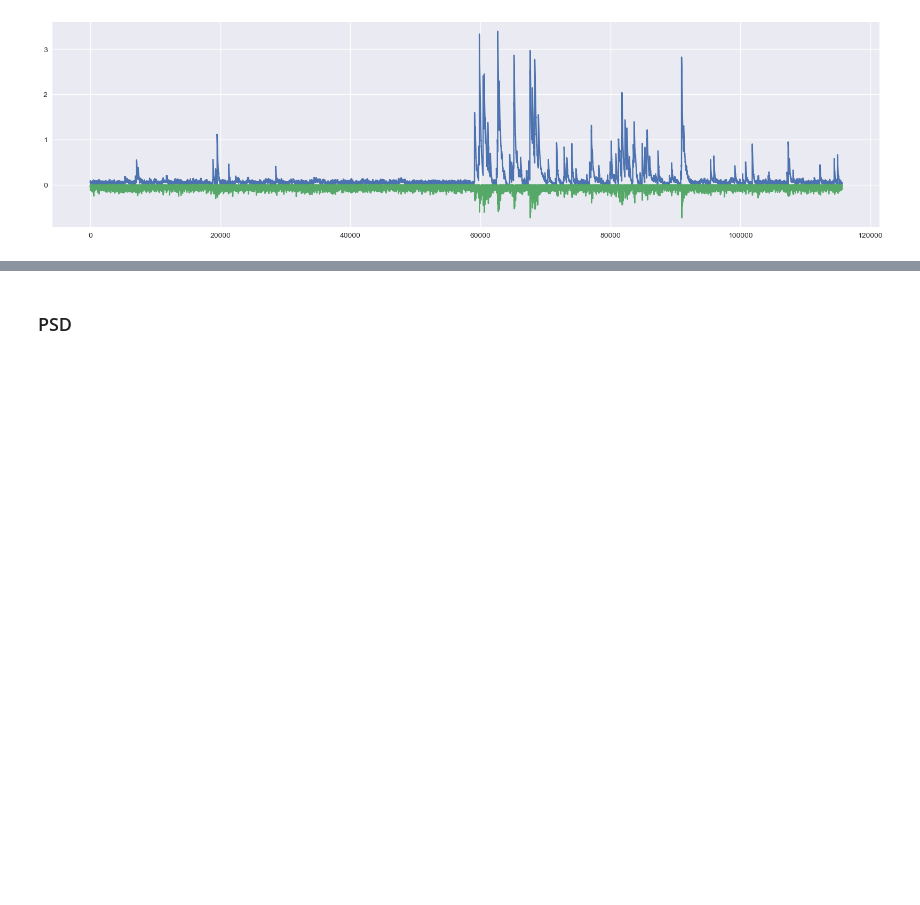
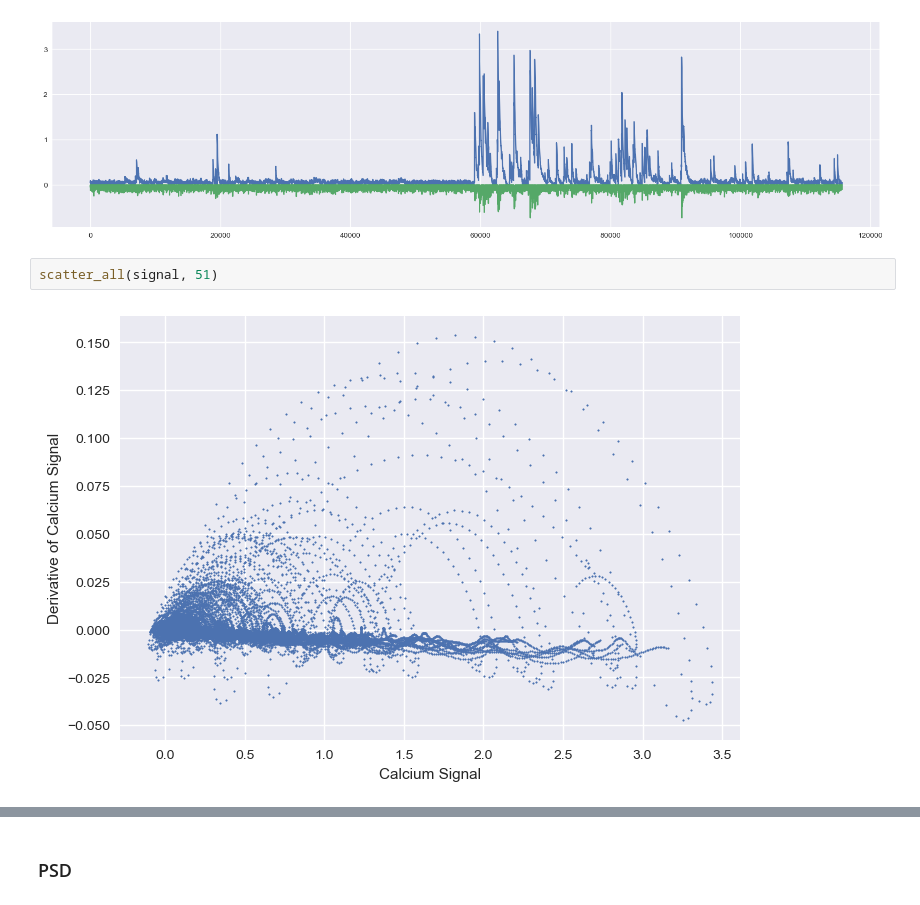
Before and after one commit to mjoudy/Cascade, a Jupyter notebook: cascade_download.ipynb, the cells around one changed output, grey strips where cells are left out. Drawn from its saved outputs; the diff is of its cells as text; blank space fills up the shorter version.

```diff
--- a/cascade_download.ipynb
+++ b/cascade_download.ipynb
@@ -298,3 +298,7 @@ ax.plot(30*deriv)
 # %% [output]
 [<matplotlib.lines.Line2D at 0x...>]
 [figure]
+# %%
+scatter_all(signal, 51)
+# %% [output]
+[figure, added]
```
Also changed, not shown: parts of 2 cells of this notebook.
